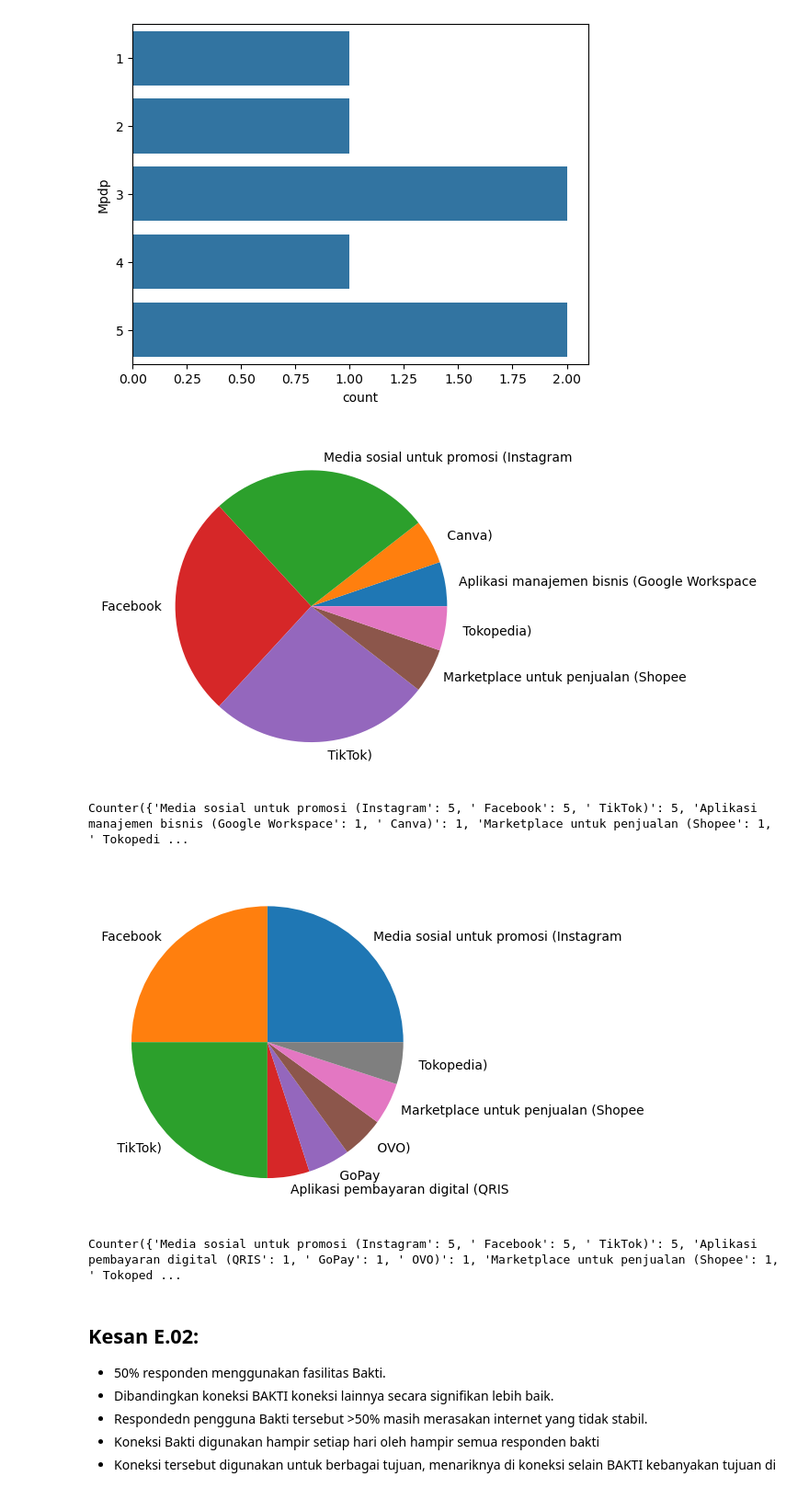
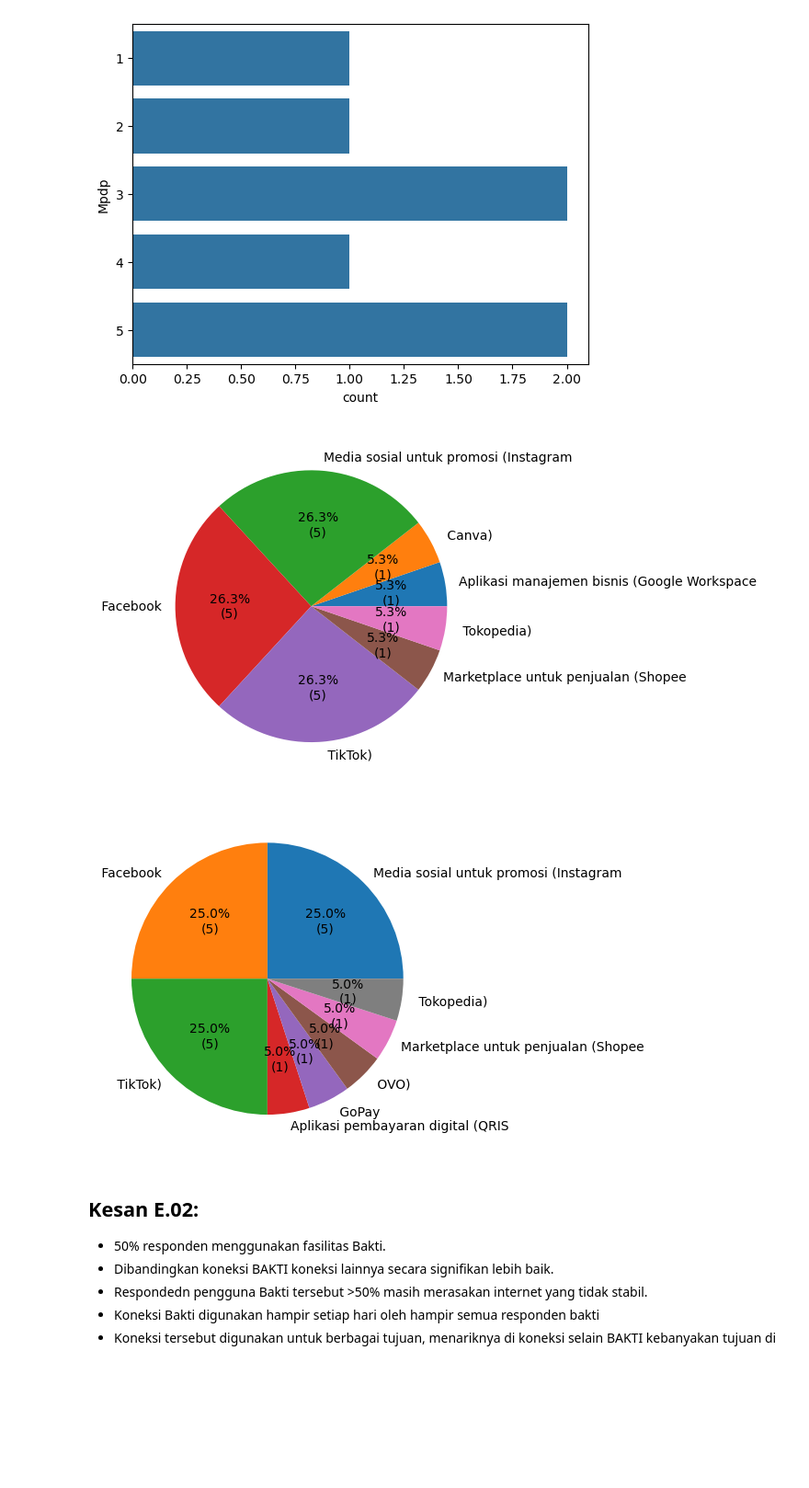
Before and after one commit to taudataanalytics/bakti2024, a Jupyter notebook: Bakti-2024.ipynb, the cells around one changed output. Shown at 92% size. Drawn from its saved outputs; the diff is of its cells as text; code cells hidden in the pictures; blank space fills up the shorter version.

```diff
--- a/Bakti-2024.ipynb
+++ b/Bakti-2024.ipynb
@@ -248,8 +248,7 @@ S = []
 for s in ss:
     S.extend(s.replace("e.g., ", "").split(","))
 s = Counter(S)
-plt.pie(s.values(), labels=s.keys())
+s = pd.Series(s)
+p = plt.pie(s, labels = s.index, autopct=autopct_format(s))
 plt.show()
-print(s)
-dSum = sum(s.values())
 # %% [output]
@@ -262,8 +260,7 @@ S = []
 for s in ss:
     S.extend(s.replace("e.g., ", "").split(","))
 s = Counter(S)
-plt.pie(s.values(), labels=s.keys())
+s = pd.Series(s)
+p = plt.pie(s, labels = s.index, autopct=autopct_format(s))
 plt.show()
-print(s)
-dSum = sum(s.values())
 # %% [output]
@@ -307,28 +303,24 @@ S = []
 for s in ss:
     S.extend(s.replace("e.g., ", "").split(","))
 s = Counter(S)
-plt.pie(s.values(), labels=s.keys())
+s = pd.Series(s)
+p = plt.pie(s, labels = s.index, autopct=autopct_format(s))
 plt.show()
-print(s)
-dSum = sum(s.values())
 # %% [output]
-[figure, old version]
+[figure, new version]
-Counter({'Media sosial untuk promosi (Instagram': 5, ' Facebook': 5, ' TikTok)': 5, 'Aplikasi manajemen bisnis (Google Workspace': 1, ' Canva)': 1, 'Marketplace untuk penjualan (Shopee': 1, ' Tokopedi ...
 # %%
 # 'Apakah Anda menggunakan aplikasi atau platform berikut untuk meningkatkan produktivitas usaha? (Pilih semua yang sesuai)': 'AAmaapbumpusys',
 # Selain BAKTI
 ss = dfE3.AAmaapbumpusys
 S = []
 for s in ss:
     S.extend(s.replace("e.g., ", "").split(","))
 s = Counter(S)
-plt.pie(s.values(), labels=s.keys())
+s = pd.Series(s)
+p = plt.pie(s, labels = s.index, autopct=autopct_format(s))
 plt.show()
-print(s)
-dSum = sum(s.values())
 # %% [output]
-[figure, old version]
+[figure, new version]
-Counter({'Media sosial untuk promosi (Instagram': 5, ' Facebook': 5, ' TikTok)': 5, 'Aplikasi pembayaran digital (QRIS': 1, ' GoPay': 1, ' OVO)': 1, 'Marketplace untuk penjualan (Shopee': 1, ' Tokoped ...
 # %% [markdown]
 ## Kesan E.02:
 
```
Also changed, not shown: parts of 12 cells of this notebook.
